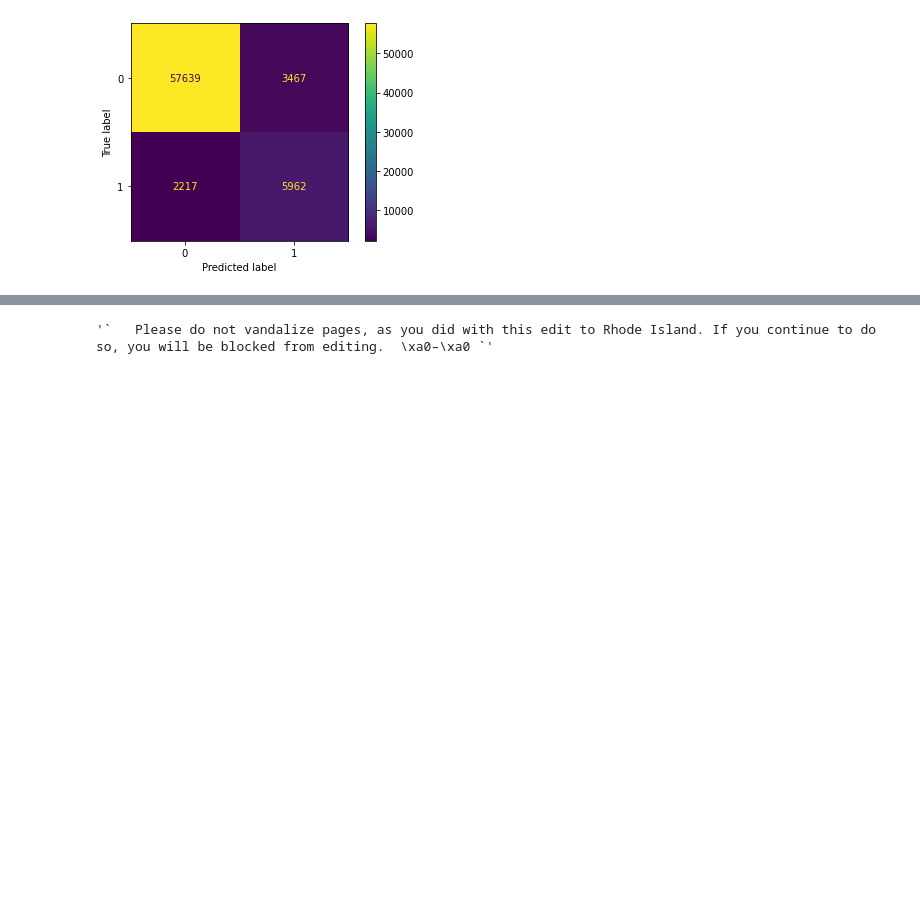
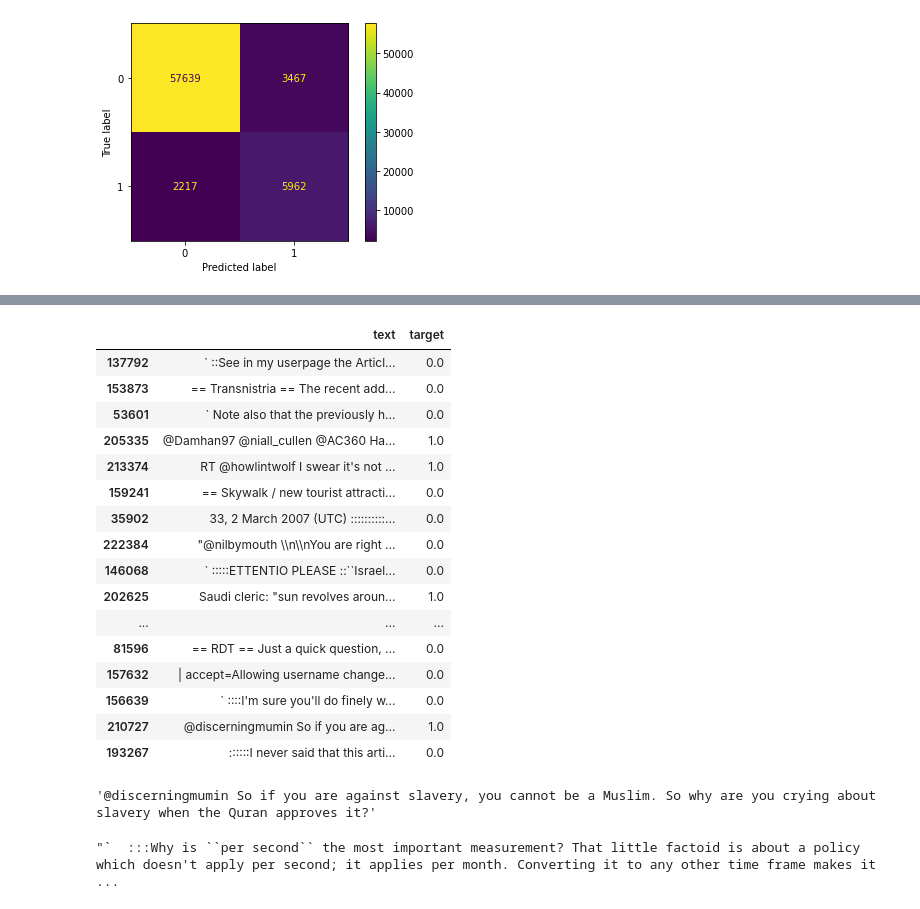
Before and after one commit to juanpedrobesenyi/cyberbullying, a Jupyter notebook: notebooks/pjcopado/package_testing.ipynb, the cells around one changed output, grey strips where cells are left out. Saved outputs shown, nothing was run; the diff lists cells and outputs as text; code cells hidden in the pictures; blank space fills up the shorter version.

```diff
--- a/notebooks/pjcopado/package_testing.ipynb
+++ b/notebooks/pjcopado/package_testing.ipynb
@@ -197,4 +201,28 @@ ok
+# %%
+pd.DataFrame({'text': X_test['text'], 'target': y_test})[60:80]
+# %% [output]
+|  | text | target |
+| 137792 | ` ::See in my userpage the Articl... | 0.0 |
+| 153873 | == Transnistria == The recent add... | 0.0 |
+| 53601 | ` Note also that the previously h... | 0.0 |
+| 205335 | @Damhan97 @niall_cullen @AC360 Ha... | 1.0 |
+| 213374 | RT @howlintwolf I swear it's not ... | 1.0 |
+| 159241 | == Skywalk / new tourist attracti... | 0.0 |
+| 35902 | 33, 2 March 2007 (UTC) ::::::::::... | 0.0 |
+| 222384 | "@nilbymouth \\n\\nYou are right ... | 0.0 |
+| 146068 | ` :::::ETTENTIO PLEASE ::``Israel... | 0.0 |
+| 202625 | Saudi cleric: "sun revolves aroun... | 1.0 |
+| ... | ... | ... |
+| 81596 | == RDT == Just a quick question, ... | 0.0 |
+| 157632 | | accept=Allowing username change... | 0.0 |
+| 156639 | ` ::::I'm sure you'll do finely w... | 0.0 |
+| 210727 | @discerningmumin So if you are ag... | 1.0 |
+| 193267 | ::::::I never said that this arti... | 0.0 |
+# %%
+X_test.loc[210727, 'text']
+# %% [output]
+'@discerningmumin So if you are against slavery, you cannot be a Muslim. So why are you crying about slavery when the Quran approves it?'
 # %%
-X_test.iloc[4,:]['text']
+X_test.iloc[20,:]['text']
 # %% [output]
-'`   Please do not vandalize pages, as you did with this edit to Rhode Island. If you continue to do so, you will be blocked from editing.  \xa0–\xa0 `'
+"`  :::Why is ``per second`` the most important measurement? That little factoid is about a policy which doesn't apply per second; it applies per month. Converting it to any other time frame makes it  ...
```
Also changed, not shown: parts of 17 cells of this notebook, 5 other files.
